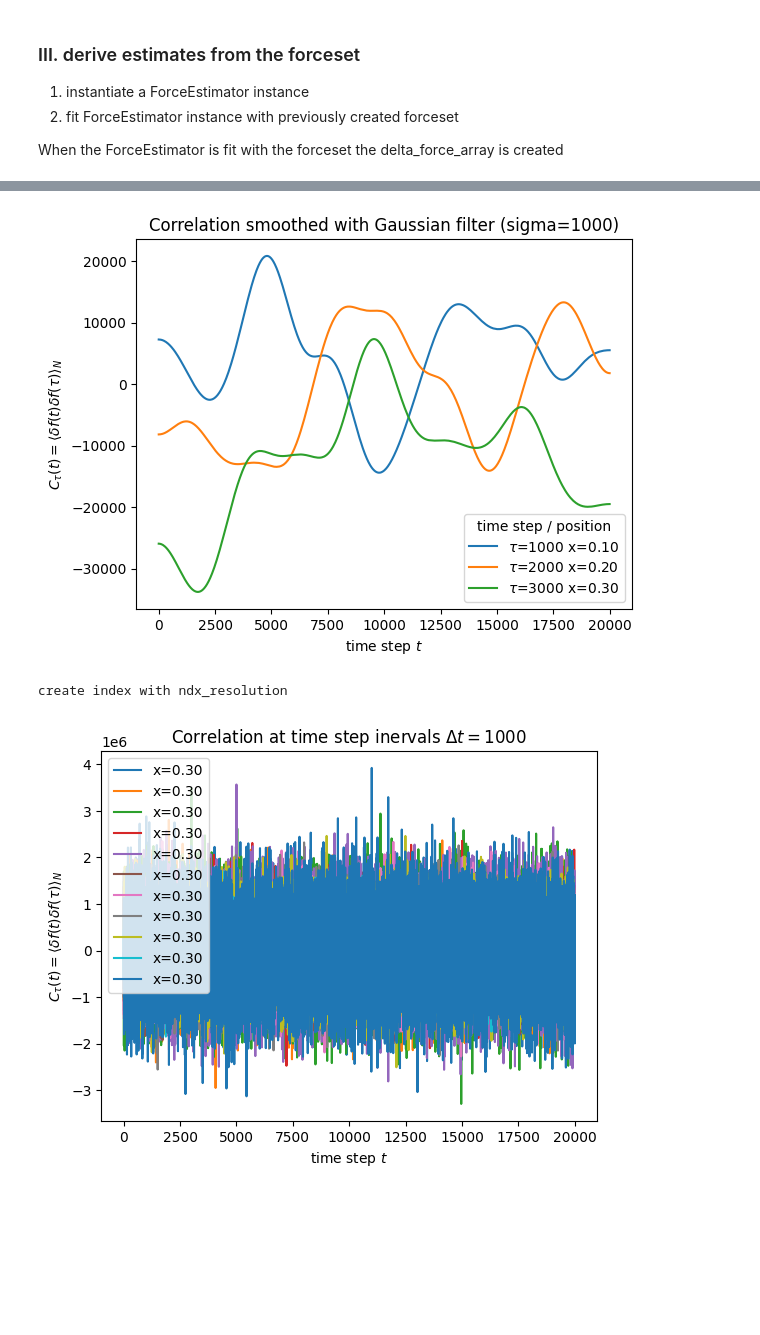
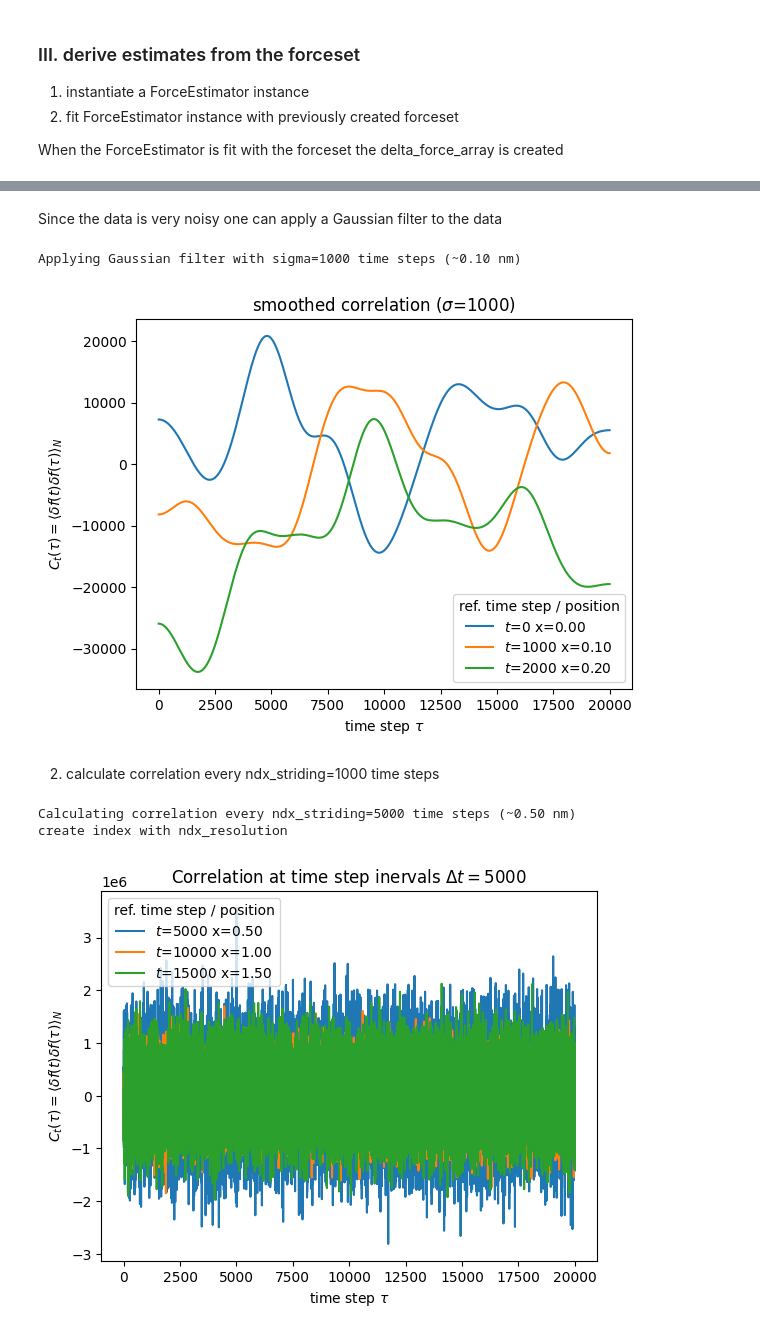
Before and after one commit to moldyn/dcTMD, a Jupyter notebook: docs/tutorials/force_correlation.ipynb, the cells around one changed output, grey strips where cells are left out. Drawn from its saved outputs; the diff is of its cells as text; code cells hidden in the pictures; blank space fills up the shorter version.

```diff
--- a/docs/tutorials/force_correlation.ipynb
+++ b/docs/tutorials/force_correlation.ipynb
@@ -216,41 +209,56 @@ plt.show()
+# %% [markdown]
+  Since the data is very noisy one can apply a Gaussian filter to the data
 # %%
 from scipy.ndimage import gaussian_filter1d
 
+filter_width = 1000
+filter_width_in_nm = filter_width * forceset.position_[1]
+
+print(f'Applying Gaussian filter with sigma={filter_width} time steps (~{filter_width_in_nm:.2f} nm)')
+
 fig, ax = plt.subplots()
 for (c, n) in zip(correlation_at_given_ndx, index):
-    data = gaussian_filter1d(c, sigma=1000)
-    plt.plot(data, label=fr'$\tau$={n} x={forceset.position_[n]:.2f}')
-plt.legend(title='time step / position')
+    data = gaussian_filter1d(c, sigma=filter_width)
+    plt.plot(data, label=fr'$t$={n} x={forceset.position_[n]:.2f}')
+plt.legend(title=legend_title)
+ax.set(
+    xlabel=xlabel,
+    ylabel=ylabel,
+    title=rf'smoothed correlation ($\sigma$={filter_width})'
+)
 #plt.savefig('forceforce_correlation_2dplot.png', dpi=300)
-ax.set(
-    xlabel=r'time step $t$',
-    ylabel=r'$C_{\tau}(t) = \left\langle\delta f(t)\delta f(\tau)\right\rangle_N$',
-    title=r'Correlation smoothed with Gaussian filter (sigma=1000)'
-)
 plt.show()
 # %% [output]
+Applying Gaussian filter with sigma=1000 time steps (~0.10 nm)
-[figure, old version]
+[figure, new version]
+# %% [markdown]
+2. calculate correlation every ndx_striding=1000 time steps
 # %%
-# calculate correlation every ndx_striding=1000 time steps
-correlation_at_ndx_striding = forceestimator.memory_kernel(ndx_striding=1000)
+ndx_striding = 5000
+striding_in_nm = ndx_striding * forceset.position_[1]
+print(f'Calculating correlation every ndx_striding={ndx_striding} time steps (~{striding_in_nm:.2f} nm)')
+forceestimator.memory_kernel(
+    ndx_striding=ndx_striding
+)
+correlation_at_ndx_striding = forceestimator.memory_kernel_
 index = forceestimator.memory_kernel_index_
 # %% [output]
+Calculating correlation every ndx_striding=5000 time steps (~0.50 nm)
 create index with ndx_resolution
 # %%
 
 fig, ax = plt.subplots()
-for i, (data, ndx) in enumerate(zip(correlation_at_ndx_striding, index)):
-    plt.plot(data, label=f'x={forceset.position_[n]:.2f}')
+for i, (data, n) in enumerate(zip(correlation_at_ndx_striding, index)):
+    plt.plot(data, label=fr'$t$={n} x={forceset.position_[n]:.2f}')
     if i>=10:
         break
-plt.title('Force-correlation at position/time step intervals')
-plt.legend()
+plt.legend(title=legend_title)
 ax.set(
-    xlabel=r'time step $t$',
-    ylabel=r'$C_{\tau}(t) = \left\langle\delta f(t)\delta f(\tau)\right\rangle_N$',
-    title=r'Correlation at time step inervals $\Delta t= 1000$'
+    xlabel=xlabel,
+    ylabel=ylabel,
+    title=rf'Correlation at time step inervals $\Delta t= ${ndx_striding}'
 )
 plt.show()
 # %% [output]
-[figure, old version]
+[figure, new version]
 # %%
```
Also changed, not shown: parts of 18 cells of this notebook.
